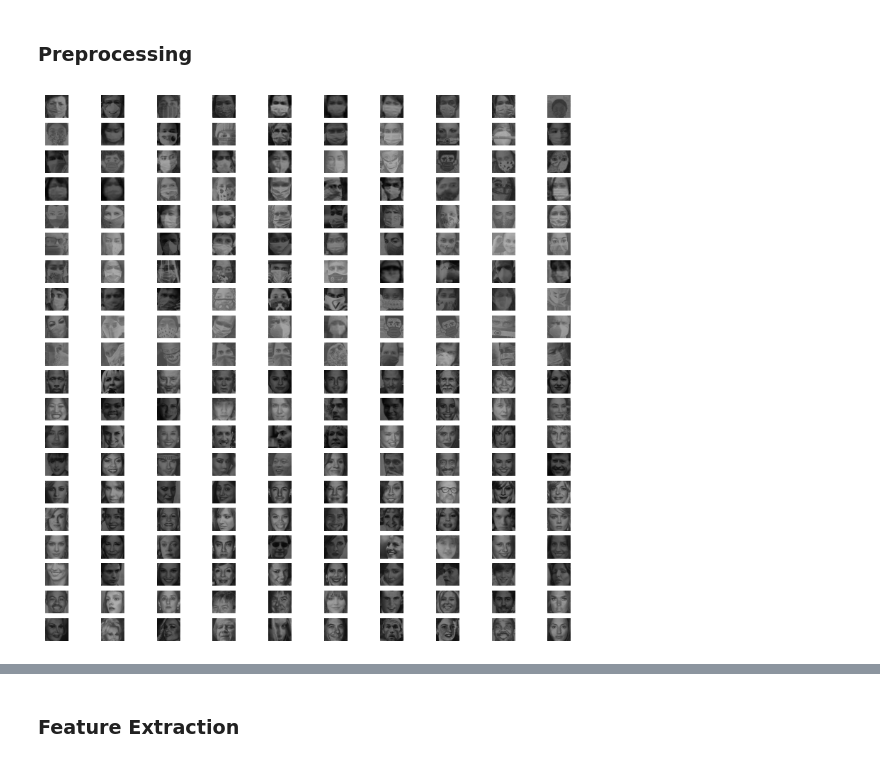
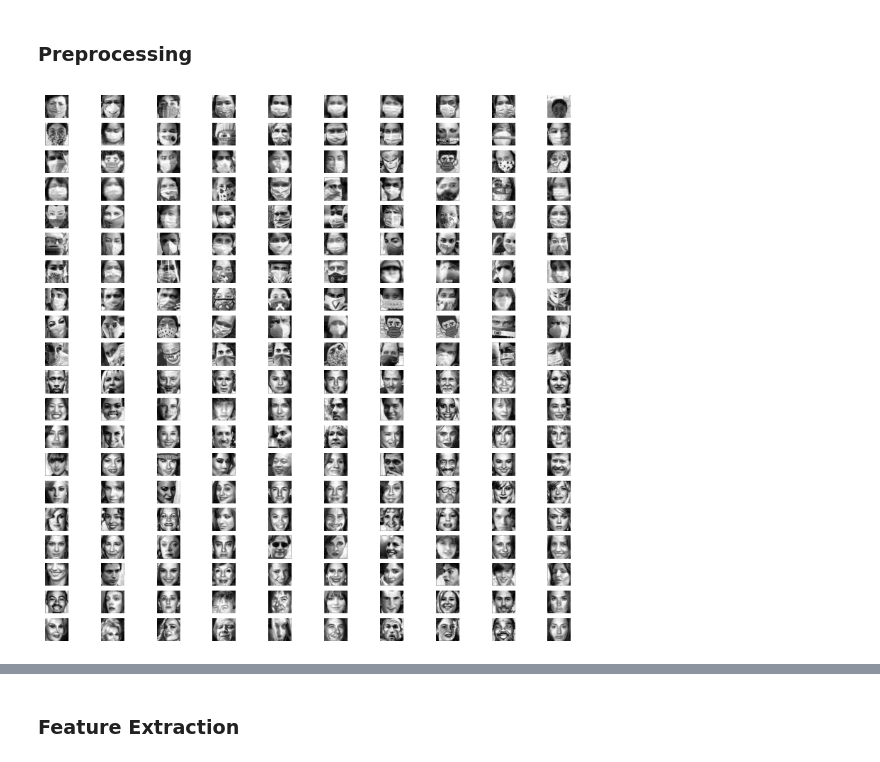
Before and after one commit to kholiqmitra/Project_PCD_30, a Jupyter notebook: test2.ipynb, the cells around one changed output, grey strips where cells are left out. Saved outputs shown, nothing was run; the diff lists cells and outputs as text; code cells hidden in the pictures.

```diff
--- a/test2.ipynb
+++ b/test2.ipynb
@@ -127,7 +127,7 @@ def convolution(image, kernel):
 
     return convolution_image
 
-# Preprocessing 3
+# Preprocessing 3 Median Filter
 def median(arr):
     n = len(arr)
     sorted_arr = sorted(arr)
@@ -167,22 +167,36 @@ def medianfilter(image, kernel):
                     result[i, j] = median(temp)
 
     return result
+
+# Preprocessing 4 Gaussian Blur
+gaussian_kernel = np.array([
+    [1, 2, 1],
+    [2, 4, 2],
+    [1, 2, 1]
+]) / 16
+
+def gaussian_blur(image):
+    gauss_blur = convolution(image, gaussian_kernel)
+    return gauss_blur
 # %% [markdown]
 ### Preprocessing
 # %%
 # pada bagian ini bisa gunakan data yang sebelum augmentasi atau setelah augmentasi
 dataPreprocessed = []
 for i in range(len(data)): # Loop through each image and do preprocessing
     img = equalize_histogram(data[i])
     img_proc = convolution(img, kernel)
-    dataPreprocessed.append(img_proc)
+    img_proc1 = medianfilter(img_proc, np.array([[1, 1, 1], [1, 1, 1], [1, 1, 1]]))
+    img_proc2 = gaussian_blur(img_proc1)
+    img_proc2 = img_proc2.astype(np.uint8)
+    dataPreprocessed.append(img_proc2)
 
 plt.figure(figsize=(10, 10))
 for i in range(len(dataPreprocessed)):
     plt.subplot(20, 10, i + 1)
     plt.imshow(dataPreprocessed[i], cmap='gray')
     plt.axis('off')
 
 plt.show()
 # %% [output]
-[figure, old version]
+[figure, new version]
```
Also changed, not shown: parts of 8 cells of this notebook, 3 other files.
